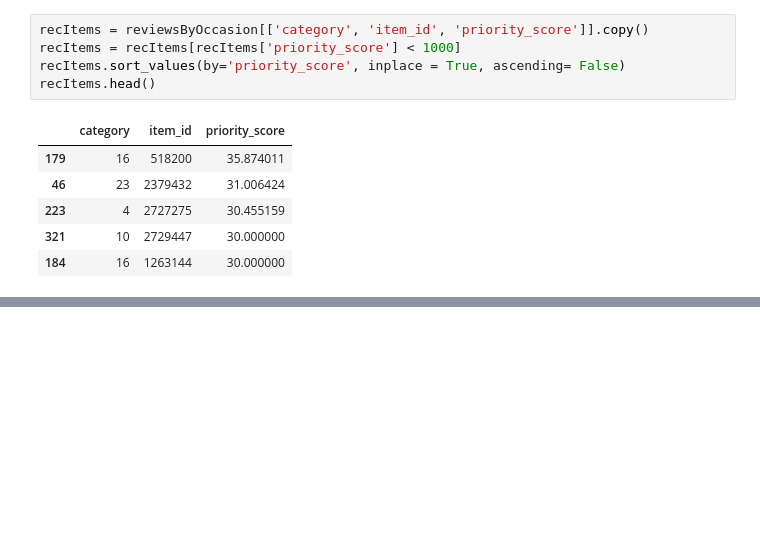
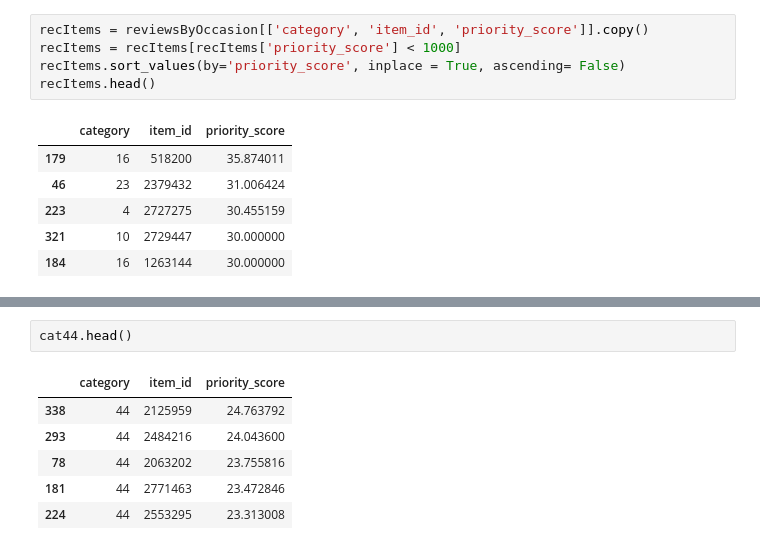
Before and after one commit to mdsvoren/eecs731-final-project, a Jupyter notebook: notebooks/Clustering.ipynb, the cells around one changed output, grey strips where cells are left out. Cells and saved outputs as stored; diff of their text form; blank space fills up the shorter version.

```diff
--- a/notebooks/Clustering.ipynb
+++ b/notebooks/Clustering.ipynb
@@ -401,0 +397,9 @@ recItems.head()
+# %%
+cat44.head()
+# %% [output]
+|  | category | item_id | priority_score |
+| 338 | 44 | 2125959 | 24.763792 |
+| 293 | 44 | 2484216 | 24.043600 |
+| 78 | 44 | 2063202 | 23.755816 |
+| 181 | 44 | 2771463 | 23.472846 |
+| 224 | 44 | 2553295 | 23.313008 |
```
Also changed, not shown: parts of 14 cells of this notebook.
